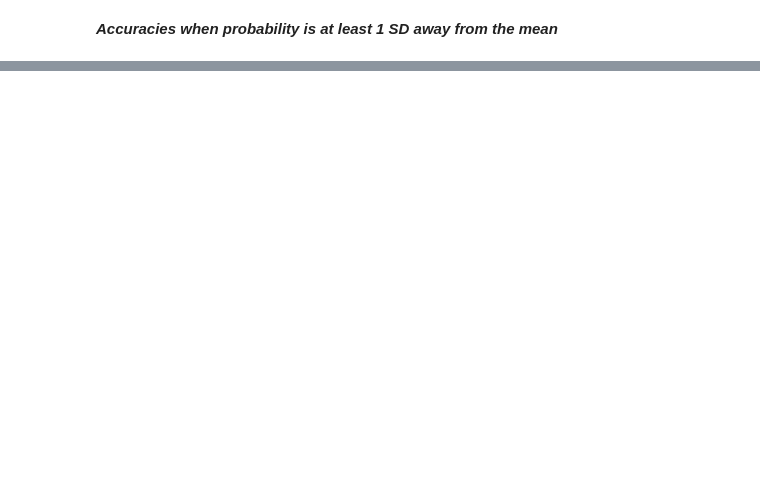
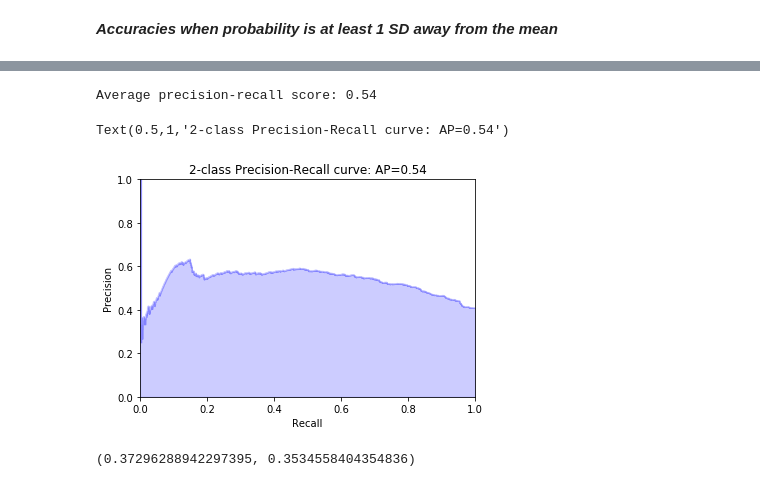
Before and after one commit to samsenko/stock-direction-prediction, a Jupyter notebook: Stock_Direction_Prediction.ipynb, the cells around one changed output, grey strips where cells are left out. Saved outputs shown, nothing was run; the diff lists cells and outputs as text; code cells hidden in the pictures; blank space fills up the shorter version.

```diff
--- a/Stock_Direction_Prediction.ipynb
+++ b/Stock_Direction_Prediction.ipynb
@@ -280,0 +368,12 @@ Normalized confusion matrix
+# %%
+train_xs = transformed_data[:int(0.8*transformed_data.shape[0])]
+train_ys = labels[:int(0.8*transformed_data.shape[0])]
+
+test_xs = transformed_data[int(0.8*transformed_data.shape[0]):]
+test_ys = labels[int(0.8*transformed_data.shape[0]):]
+
+smote = SMOTE(random_state = 1729)
+train_xs, train_ys = smote.fit_resample(train_xs, train_ys)
+# %%
+clf = svm.SVC(C = 2, gamma = 'scale', kernel = 'rbf', random_state = 42, probability = True, cache_size = 1000)
+clf.fit(train_xs, train_ys)
@@ -280,0 +405,28 @@ Normalized confusion matrix
+# %%
+y_score = clf.predict_proba(test_xs).T[1]
+average_precision = average_precision_score(test_ys, y_score, pos_label = 'up')
+print('Average precision-recall score: {0:0.2f}'.format(
+      average_precision))
+precision, recall, thresholds = precision_recall_curve(test_ys, y_score, pos_label = 'up')
+step_kwargs = ({'step': 'post'}
+               if 'step' in signature(plt.fill_between).parameters
+               else {})
+plt.step(recall, precision, color='b', alpha=0.2,
+         where='post')
+plt.fill_between(recall, precision, alpha=0.2, color='b', **step_kwargs)
+
+plt.xlabel('Recall')
+plt.ylabel('Precision')
+plt.ylim([0.0, 1.0])
+plt.xlim([0.0, 1.0])
+plt.title('2-class Precision-Recall curve: AP={0:0.2f}'.format(
+          average_precision))
+# %% [output]
+Average precision-recall score: 0.54
+Text(0.5,1,'2-class Precision-Recall curve: AP=0.54')
+[figure, added]
+# %%
+probabilities = clf.predict_proba(test_xs).T[1]
+np.mean(probabilities), np.std(probabilities)
+# %% [output]
+(0.37296288942297395, 0.3534558404354836)
```
Also changed, not shown: parts of 13 cells of this notebook.
